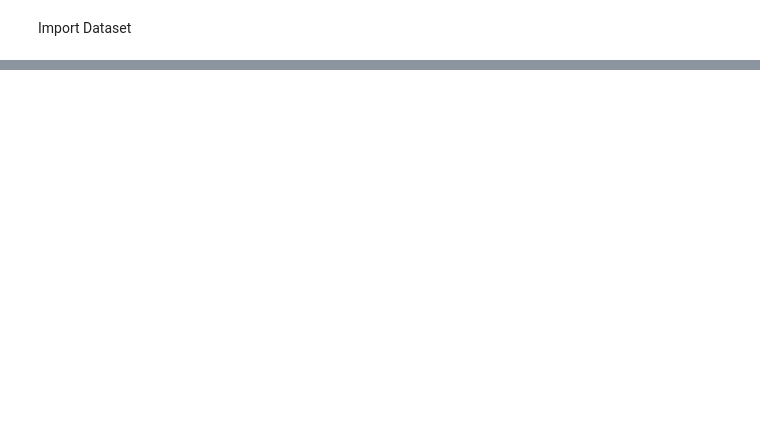
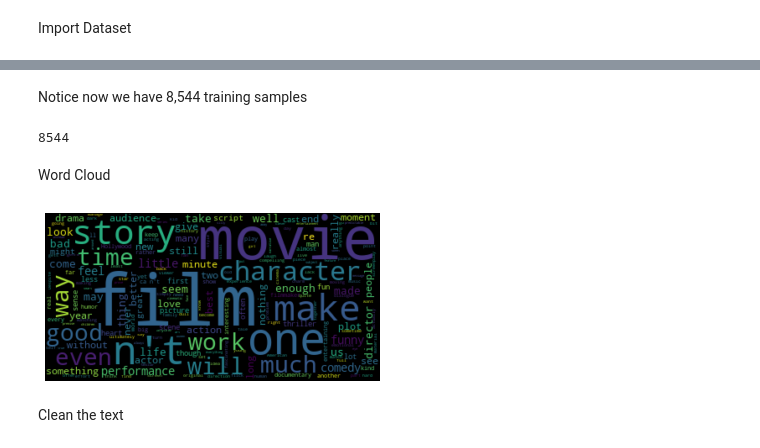
Before and after one commit to EricCallaway/COSC_5313_homework_7, a Jupyter notebook: AI_homework_7_RNN_LSTM_model.ipynb, the cells around one changed output, grey strips where cells are left out. Drawn from its saved outputs; the diff is of its cells as text; code cells hidden in the pictures; blank space fills up the shorter version.

```diff
--- a/AI_homework_7_RNN_LSTM_model.ipynb
+++ b/AI_homework_7_RNN_LSTM_model.ipynb
@@ -97,0 +126,6 @@ with open (train_path, 'r') as c:
+# %%
+# Read train data
+df = pd.read_csv('/content/sst_train.txt', sep='\t', header=None, names=['truth', 'text'])
+df['truth'] = df['truth'].str.replace('__label__', '')
+df['truth'] = df['truth'].astype(int).astype('category')
+df.head()
@@ -97,0 +141,4 @@ with open (train_path, 'r') as c:
+# %%
+# calculating length of each record in our df
+df['length'] = df['text'].apply(lambda x: len(x))
+df.head()
@@ -97,0 +152,22 @@ with open (train_path, 'r') as c:
+# %% [markdown]
+Notice now we have 8,544 training samples
+# %%
+df.shape[0]
+# %% [output]
+8544
+# %% [markdown]
+Word Cloud
+# %%
+common_words=''
+for i in df.text:
+  i = str(i)
+  tokens = i.split()
+  common_words += ' '.join(tokens)+' '
+wordcloud = wordcloud.WordCloud().generate(common_words)
+plt.imshow(wordcloud, interpolation='bilinear')
+plt.axis('off')
+plt.show()
+# %% [output]
+[figure, added]
+# %% [markdown]
+Clean the text
```
Also changed, not shown: parts of 51 cells of this notebook.
